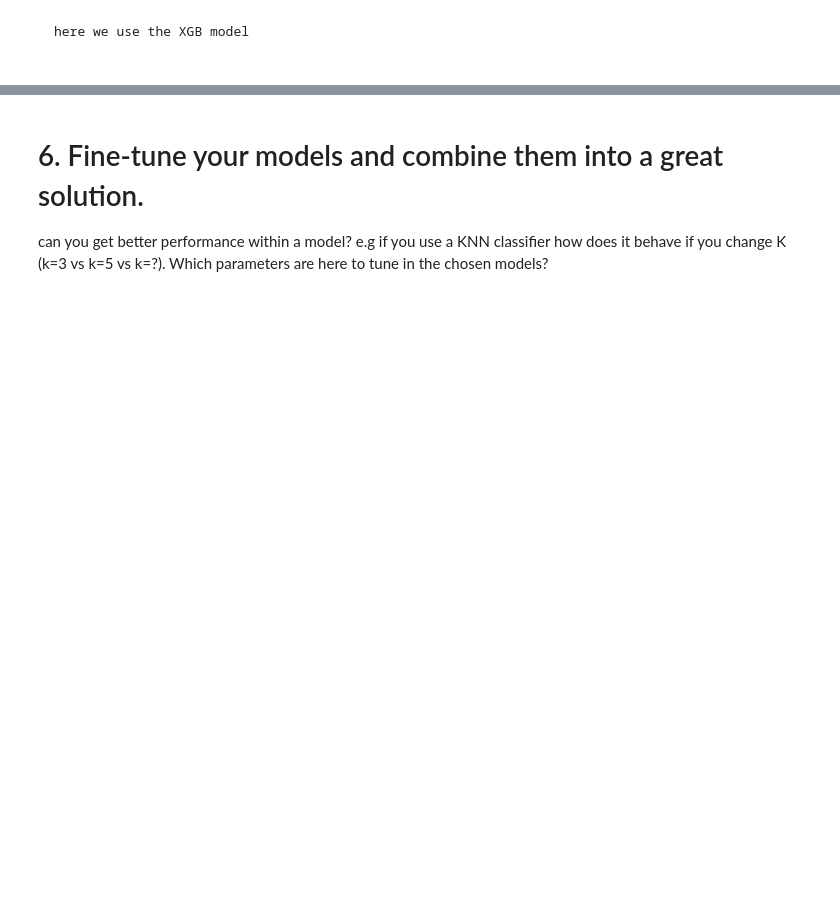
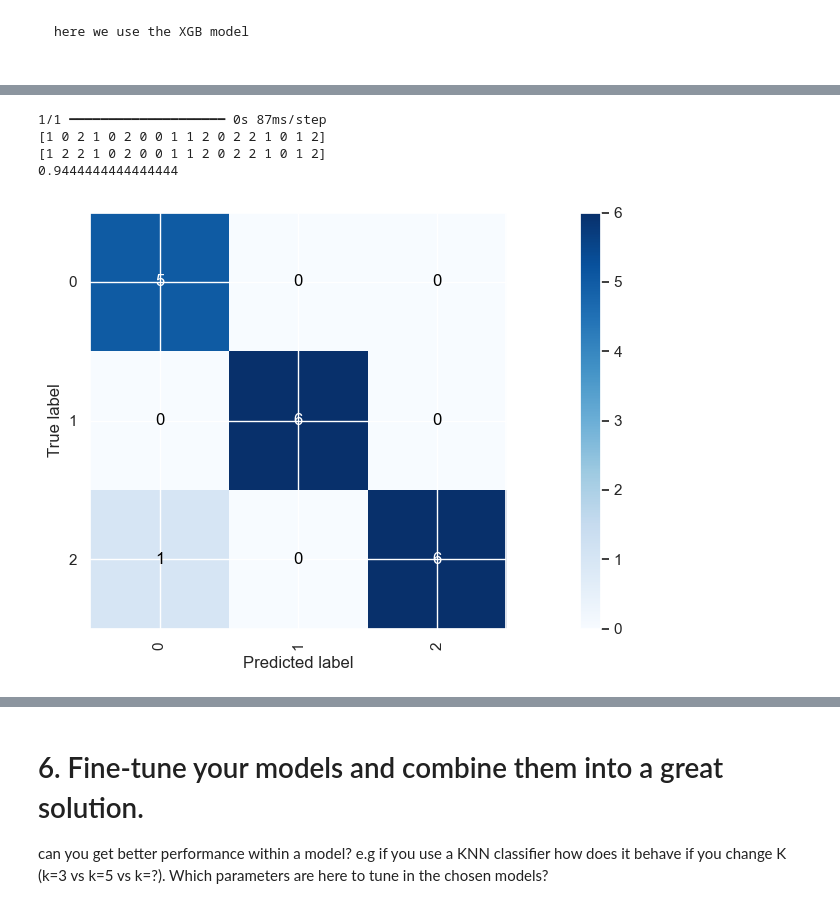
Before and after one commit to BoerTonnie/AIS_Group_20, a Jupyter notebook: Group_Assignment1_HumanActivity.ipynb, the cells around one changed output, grey strips where cells are left out. Cells and saved outputs as stored; diff of their text form; code cells hidden in the pictures; blank space fills up the shorter version.

```diff
--- a/Group_Assignment1_HumanActivity.ipynb
+++ b/Group_Assignment1_HumanActivity.ipynb
@@ -884,0 +896,8 @@ Accuracy Of Logistic Regression :  1.0
+# %%
+model=Sequential()
+model.add(Dense(units=64,kernel_initializer='uniform',activation='relu',input_dim=X_train.shape[1]))
+model.add(Dense(units=128,kernel_initializer='uniform',activation='relu'))
+model.add(Dense(units=64,kernel_initializer='uniform',activation='relu'))
+model.add(Dense(units=6,kernel_initializer='uniform',activation='softmax'))
+model.compile(optimizer='adam',loss='sparse_categorical_crossentropy',metrics=['accuracy'])
+history=model.fit(X_train,y_train,batch_size=256,epochs=6,validation_data=(X_test,y_test))
@@ -884,0 +917,15 @@ Accuracy Of Logistic Regression :  1.0
+# %%
+pred = model.predict(X_test)
+y_pred = pred.argmax(axis=1)
+print(y_pred)
+print(y_test)
+dlacc = accuracy_score(y_pred, y_test)
+print(dlacc)
+cm = confusion_matrix(y_test, y_pred)
+plot_confusion_matrix(cm,np.unique(y_pred))
+# %% [output]
+1/1 ━━━━━━━━━━━━━━━━━━━━ 0s 87ms/step
+[1 0 2 1 0 2 0 0 1 1 2 0 2 2 1 0 1 2]
+[1 2 2 1 0 2 0 0 1 1 2 0 2 2 1 0 1 2]
+0.9444444444444444
+[figure, added]
```
Also changed, not shown: parts of 19 cells of this notebook, 1 other file.
